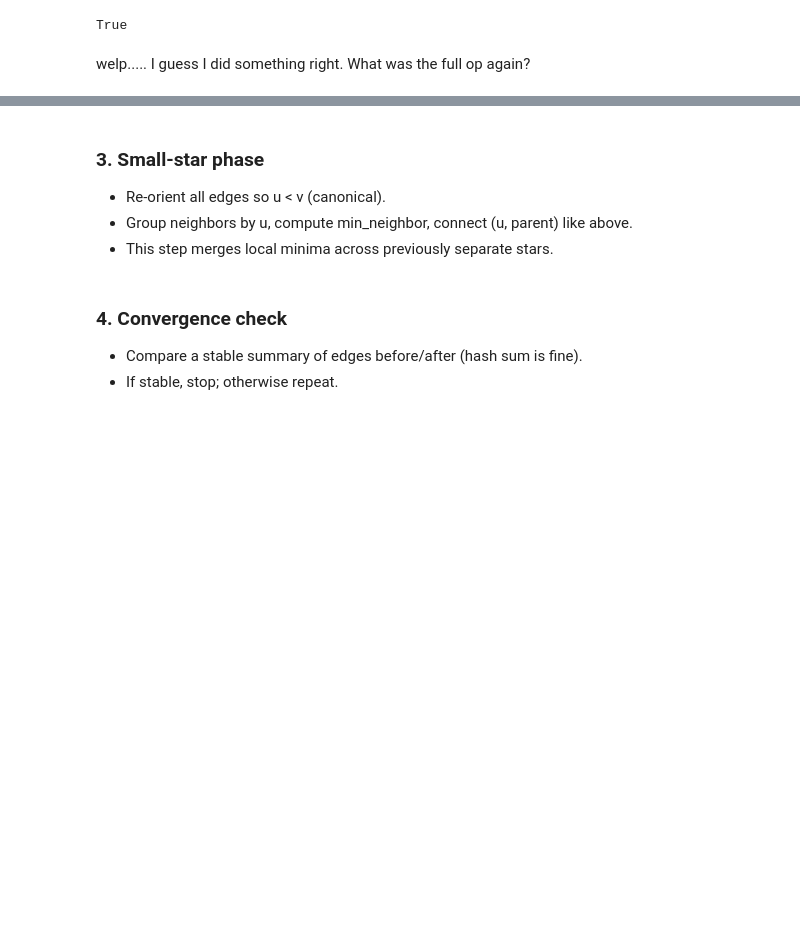
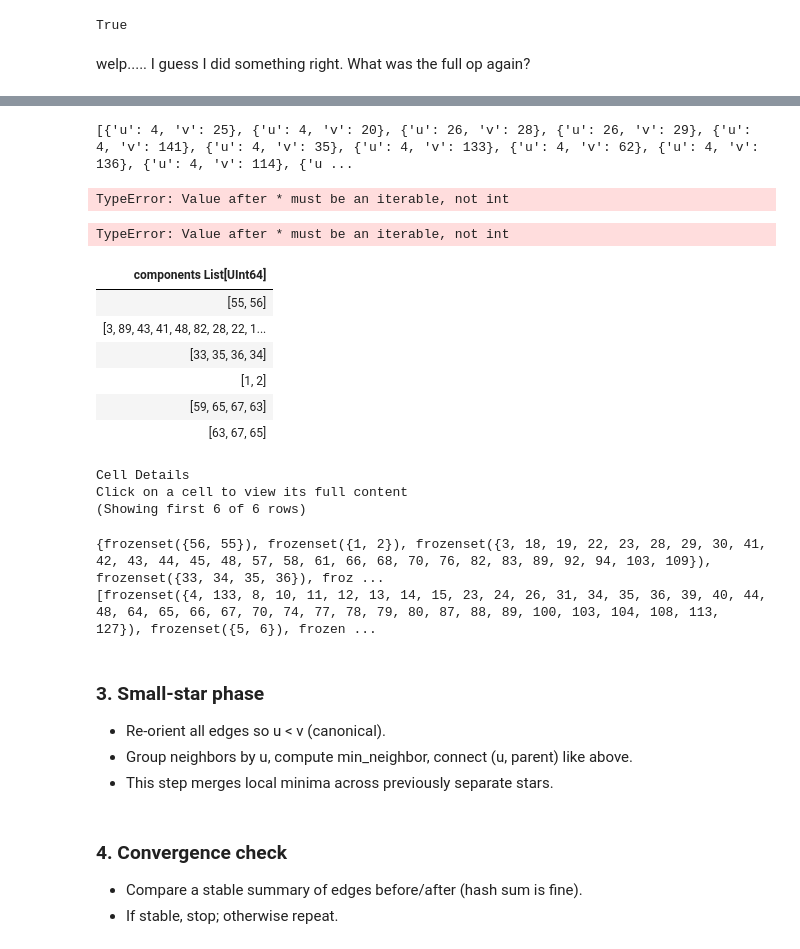
Before and after one commit to everettVT/daft-minhash-dedupe, a Jupyter notebook: friction/UNFILTERED_minhash_dedupe_common_crawl.ipynb, the cells around one changed output, grey strips where cells are left out. Saved outputs shown, nothing was run; the diff lists cells and outputs as text; code cells hidden in the pictures; blank space fills up the shorter version.

```diff
--- a/friction/UNFILTERED_minhash_dedupe_common_crawl.ipynb
+++ b/friction/UNFILTERED_minhash_dedupe_common_crawl.ipynb
@@ -683,16 +700,10 @@ True
 # %% [markdown]
 welp..... I guess I did something right. What was the full op again?
 # %%
-b = (
-    df_edges.select(col("left_edge").alias("u"), col("right_edge").alias("v"))
-    .where(~col("u").is_null())
-    .where(~col("v").is_null())
-    .where(col("u") != col("v"))
-    .collect() # Materialize
-)
+
 # l star
 a = (
-    b
+    df_edges_clean
     # large_star_map
     .select("u", "v")
     .union_all(b.select(col("v").alias("u"), col("u").alias("v"))) # Include upper and lower triangles
@@ -707,3 +718,5 @@ a = (
     .distinct()
     .select(col("u"), col("v"))
 )
+c = a.groupby("u").agg_list("v")
+c.show(10)
@@ -710,3 +729,41 @@ a = (
+# %%
+print(a_list)
+# %% [output]
+[{'u': 4, 'v': 25}, {'u': 4, 'v': 20}, {'u': 26, 'v': 28}, {'u': 26, 'v': 29}, {'u': 4, 'v': 141}, {'u': 4, 'v': 35}, {'u': 4, 'v': 133}, {'u': 4, 'v': 62}, {'u': 4, 'v': 136}, {'u': 4, 'v': 114}, {'u ...
+# %%
+x =[[d["u"],*d["v"]] for d in a_list]
+# %% [output]
+TypeError: Value after * must be an iterable, not int
+# %%
+x =[[d["u"],*d["v"]] for d in a_list]
+print({frozenset(d["u"],*d["v"]) for d in a_list})
+# %% [output]
+TypeError: Value after * must be an iterable, not int
+# %%
+@daft.func(return_dtype=daft.DataType.list(daft.DataType.uint64()))
+def combine(u: int, v: list[int]):
+    return [u, *v]
+
+components = c.with_column("components", combine(col("u"), col("v"))).select("components")
+components.show(10)
+# %% [output]
+| components List[UInt64] |
+| [55, 56] |
+| [3, 89, 43, 41, 48, 82, 28, 22, 1... |
+| [33, 35, 36, 34] |
+| [1, 2] |
+| [59, 65, 67, 63] |
+| [63, 67, 65] |
+Cell Details
+Click on a cell to view its full content
+(Showing first 6 of 6 rows)
+# %%
+check_set = {frozenset(comp) for comp in components.to_pydict()["components"]}
+print(check_set)
+print(nx_components)
+# %% [output]
+{frozenset({56, 55}), frozenset({1, 2}), frozenset({3, 18, 19, 22, 23, 28, 29, 30, 41, 42, 43, 44, 45, 48, 57, 58, 61, 66, 68, 70, 76, 82, 83, 89, 92, 94, 103, 109}), frozenset({33, 34, 35, 36}), froz ...
+[frozenset({4, 133, 8, 10, 11, 12, 13, 14, 15, 23, 24, 26, 31, 34, 35, 36, 39, 40, 44, 48, 64, 65, 66, 67, 70, 74, 77, 78, 79, 80, 87, 88, 89, 100, 103, 104, 108, 113, 127}), frozenset({5, 6}), frozen ...
 # %% [markdown]
 ### 3. Small-star phase
 - Re-orient all edges so u < v (canonical).
```
Also changed, not shown: parts of 17 cells of this notebook, 4 other files.
